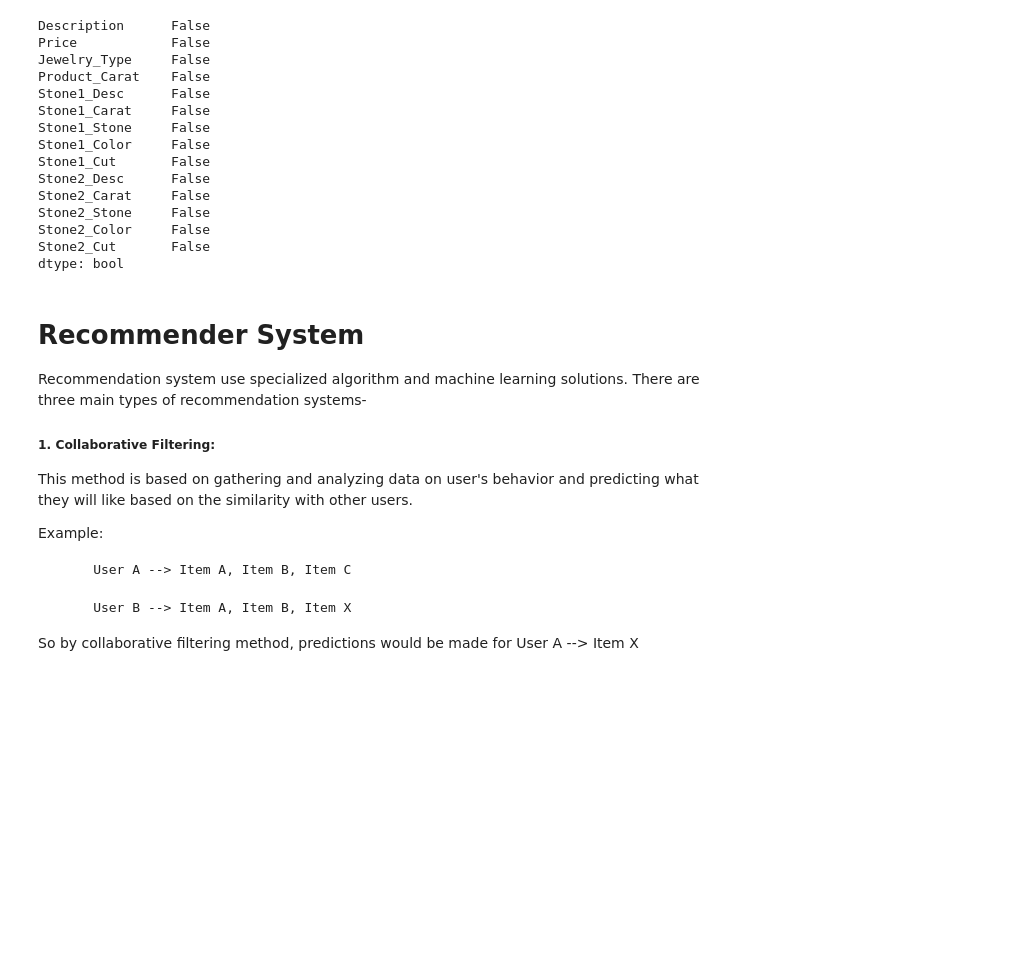
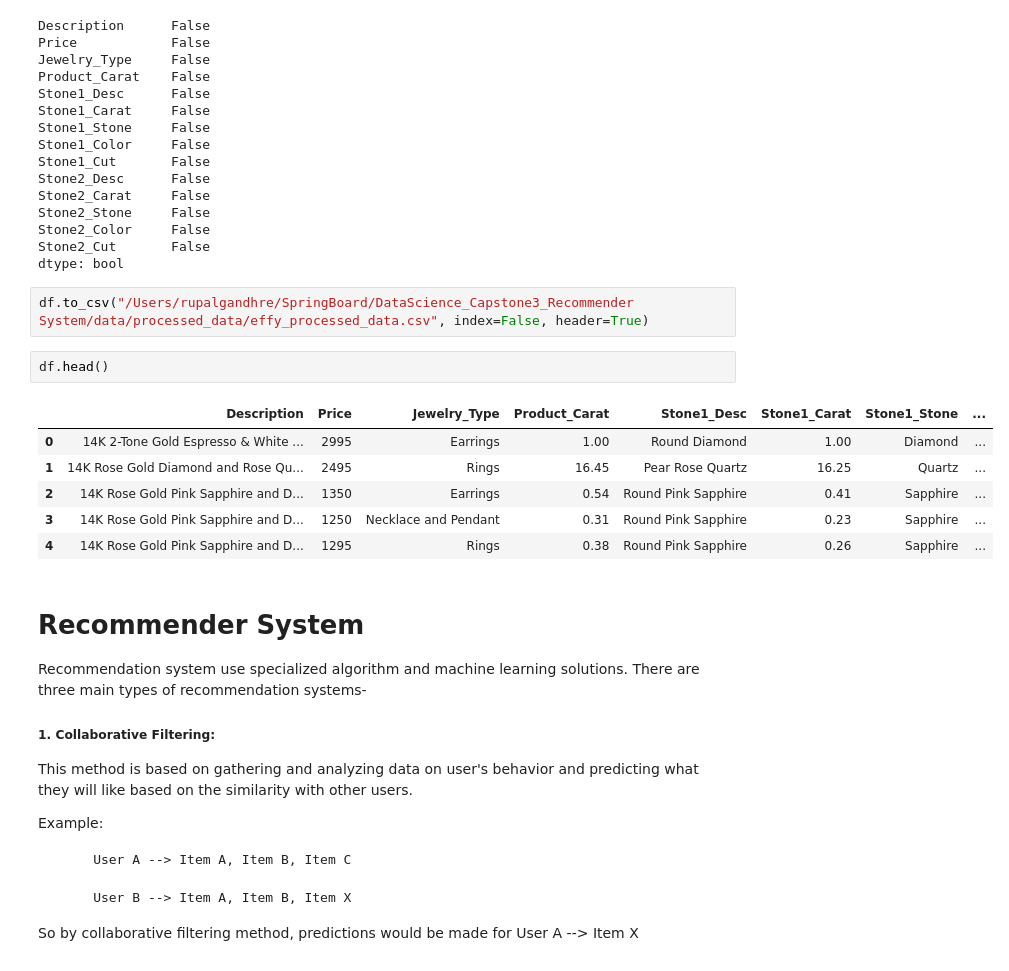
Before and after one commit to rgandhre/SpringBoard, a Jupyter notebook: DataScience_Capstone3_Recommender System/notebooks/01_Recommender_System_EDA.ipynb, the cells around one changed output. Saved outputs shown, nothing was run; the diff lists cells and outputs as text; blank space fills up the shorter version.

```diff
--- a/DataScience_Capstone3_Recommender System/notebooks/01_Recommender_System_EDA.ipynb
+++ b/DataScience_Capstone3_Recommender System/notebooks/01_Recommender_System_EDA.ipynb
@@ -294,6 +294,17 @@ Stone2_Stone     False
 Stone2_Color     False
 Stone2_Cut       False
 dtype: bool
+# %%
+df.to_csv("/Users/rupalgandhre/SpringBoard/DataScience_Capstone3_Recommender System/data/processed_data/effy_processed_data.csv", index=False, header=True)
+# %%
+df.head()
+# %% [output]
+|  | Description | Price | Jewelry_Type | Product_Carat | Stone1_Desc | Stone1_Carat | Stone1_Stone | ... |
+| 0 | 14K 2-Tone Gold Espresso & White ... | 2995 | Earrings | 1.00 | Round Diamond | 1.00 | Diamond | ... |
+| 1 | 14K Rose Gold Diamond and Rose Qu... | 2495 | Rings | 16.45 | Pear Rose Quartz | 16.25 | Quartz | ... |
+| 2 | 14K Rose Gold Pink Sapphire and D... | 1350 | Earrings | 0.54 | Round Pink Sapphire | 0.41 | Sapphire | ... |
+| 3 | 14K Rose Gold Pink Sapphire and D... | 1250 | Necklace and Pendant | 0.31 | Round Pink Sapphire | 0.23 | Sapphire | ... |
+| 4 | 14K Rose Gold Pink Sapphire and D... | 1295 | Rings | 0.38 | Round Pink Sapphire | 0.26 | Sapphire | ... |
 # %% [markdown]
 # Recommender System
 
```
